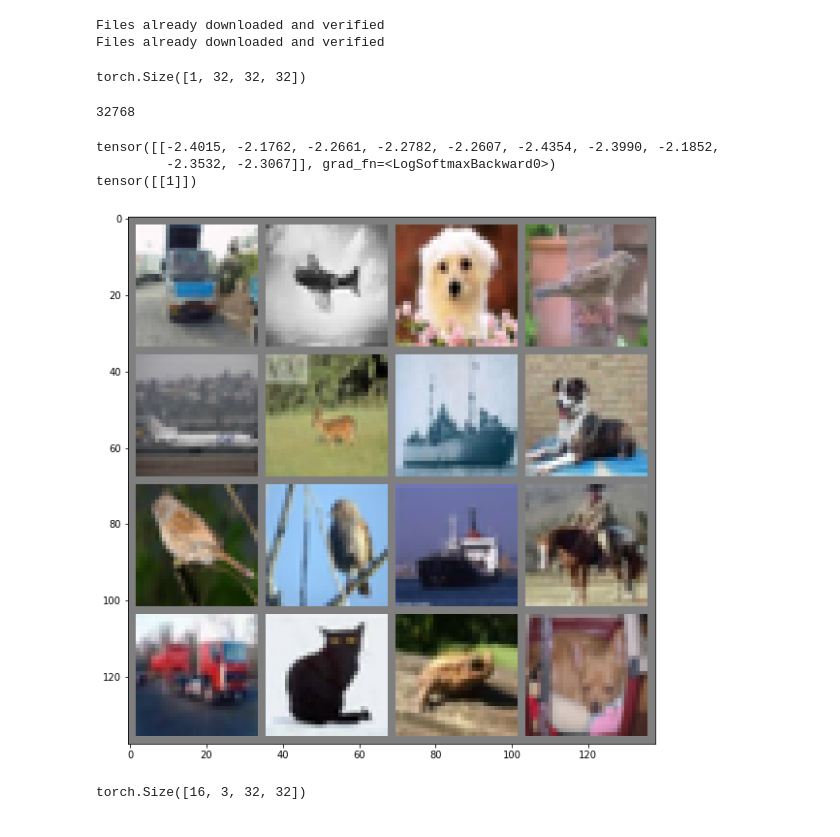
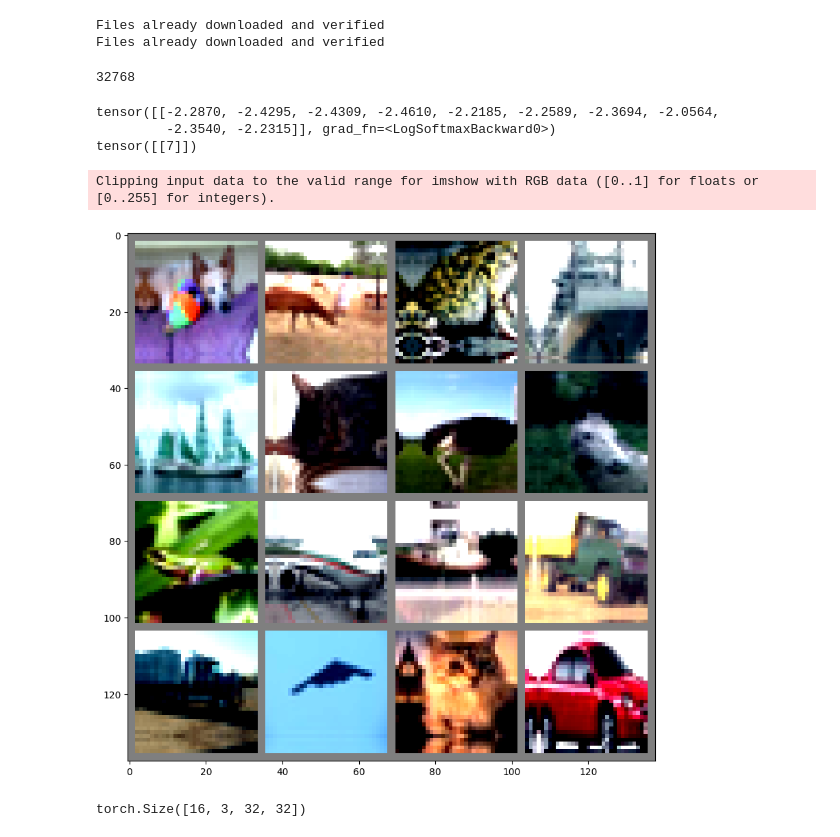
Before and after one commit to NotNANtoN/train2generalize, a Jupyter notebook: train2generalize.ipynb, the cells around one changed output. Saved outputs shown, nothing was run; the diff lists cells and outputs as text; code cells hidden in the pictures.

```diff
--- a/train2generalize.ipynb
+++ b/train2generalize.ipynb
@@ -13,12 +13,11 @@ from torch.utils.data.sampler import SubsetRandomSampler
 # get RandAugment from torchvision
 import torchvision
 rand_augment = torchvision.transforms.RandAugment(num_ops=4, magnitude=9)
-if 0:
-    # get augmentation for training (crop, flip, color jitter)
-    augment = transforms.Compose([#transforms.RandomCrop(resolution, padding=4, padding_mode="reflect"),
-                                    transforms.RandomHorizontalFlip(p=0.4),
-                                    transforms.ToTensor(),
-                                    transforms.ColorJitter(brightness=0.2, contrast=0.2, saturation=0.2),
+if 1:
+    # get augmentation for training to replicate MLTP paper
+    rand_augment = transforms.Compose([transforms.RandomCrop(resolution, padding=4, padding_mode="reflect"),
+                                        transforms.RandomHorizontalFlip(p=0.5),
+                                        #transforms.ColorJitter(brightness=0.2, contrast=0.2, saturation=0.2),
                                             ])
 
 
@@ -52,11 +51,19 @@ elif dataset == "CIFAR10":
     num_classes = 10
     resolution = 32
     n_channels = 3
+
+    mean = [0.49139968, 0.48215827 ,0.44653124]
+    std = [0.24703233, 0.24348505, 0.26158768]
+
     transform = transforms.Compose([transforms.ToTensor(),
-                                    transforms.Normalize((0.5, 0.5, 0.5), (0.5, 0.5, 0.5)),
+                                    transforms.Normalize(mean, std),
                                     ])
-    train_transform = transforms.Compose([rand_augment, transforms.ToTensor(), transforms.Normalize((0.5, 0.5, 0.5), (0.5, 0.5, 0.5))])
-    dev_data = datasets.CIFAR10(root="data", train=True, download=True, transform=transform)
+    train_transform = transforms.Compose([rand_augment,
+                                          transforms.ToTensor(),
+                                          transforms.Normalize(mean, std),
+                                         ])
+
+    dev_data = datasets.CIFAR10(root="data", train=True, download=True, transform=train_transform)
     test_data = datasets.CIFAR10(root="data", train=False, download=True, transform=transform)
 # %% [output]
 Files already downloaded and verified
@@ -91,13 +118,3 @@ class ConvNet(torch.nn.Module):
-# %%
-from numpy import pad
-
-
-test_in = torch.rand(1, n_channels, resolution, resolution)
-conv1 = torch.nn.Conv2d(n_channels, 32, 3, 1, padding=1)
-out = conv1(test_in)
-print(out.shape)
-# %% [output]
-torch.Size([1, 32, 32, 32])
 # %%
 import torch
 
@@ -126,30 +143,31 @@ print(output)
 pred = output.argmax(dim=1, keepdim=True)
 print(pred)
 # %% [output]
-tensor([[-2.4015, -2.1762, -2.2661, -2.2782, -2.2607, -2.4354, -2.3990, -2.1852,
-         -2.3532, -2.3067]], grad_fn=<LogSoftmaxBackward0>)
-tensor([[1]])
+tensor([[-2.2870, -2.4295, -2.4309, -2.4610, -2.2185, -2.2589, -2.3694, -2.0564,
+         -2.3540, -2.2315]], grad_fn=<LogSoftmaxBackward0>)
+tensor([[7]])
 # %%
 # test training augmentation by plotting some images
 import matplotlib.pyplot as plt
 import numpy as np
 
 def imshow(img):
     img = img / 2 + 0.5     # unnormalize
     npimg = img.numpy()
     plt.imshow(np.transpose(npimg, (1, 2, 0)))
     plt.show()
 
 # get some random training images
-dl = torch.utils.data.DataLoader(train_data, batch_size=16, shuffle=True, num_workers=0)
+dl = torch.utils.data.DataLoader(dev_data, batch_size=16, shuffle=True, num_workers=0)
 dataiter = iter(dl)
 images, labels = dataiter.next()
 
 # show images
 plt.figure(figsize=(10, 10))
 imshow(torchvision.utils.make_grid(images, nrow=4))
 # %% [output]
+Clipping input data to the valid range for imshow with RGB data ([0..1] for floats or [0..255] for integers).
-[figure, old version]
+[figure, new version]
 # %%
 images.shape
 # %% [output]
```
Also changed, not shown: parts of 10 cells of this notebook.
